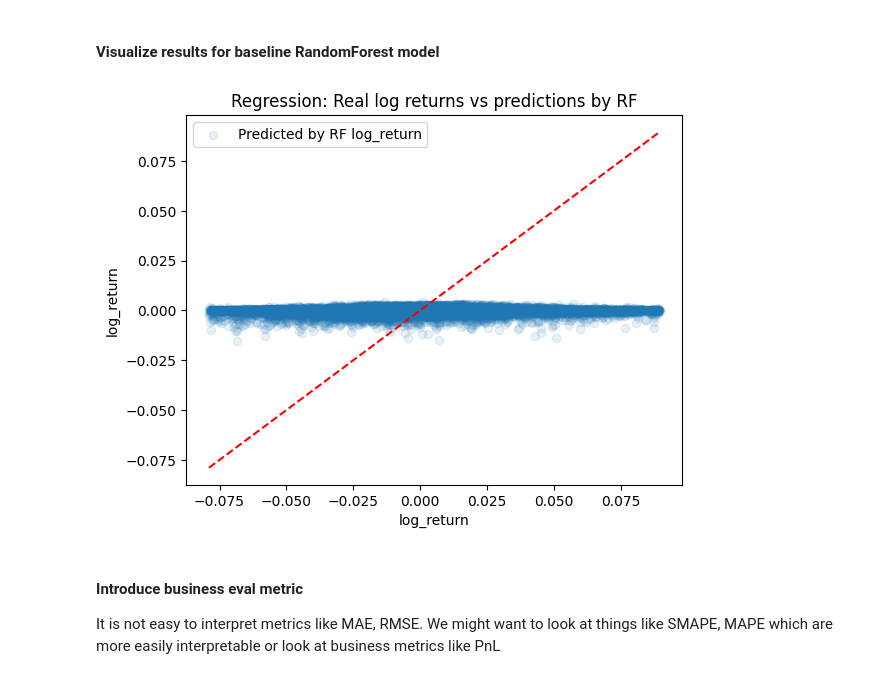
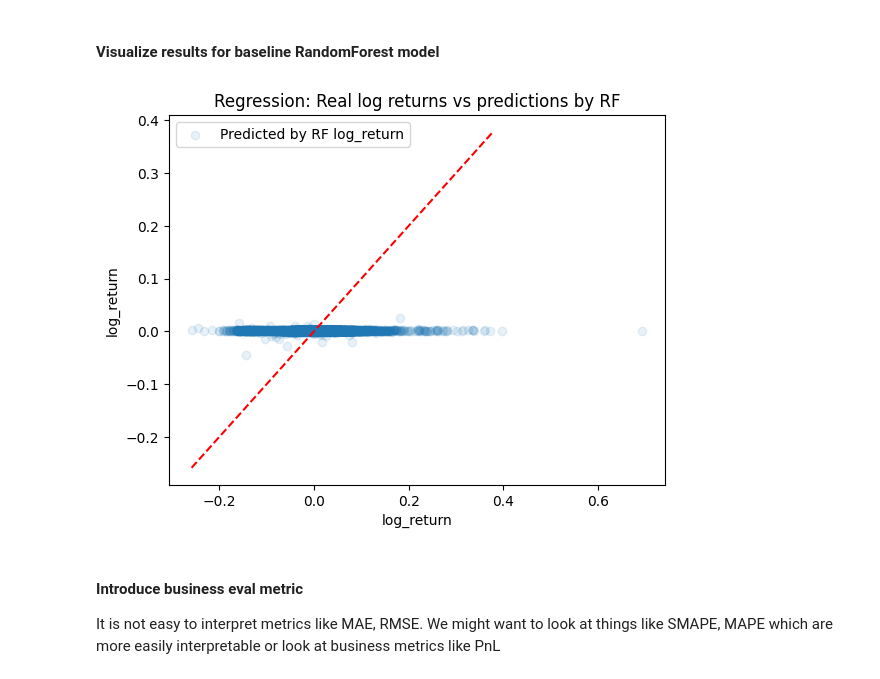
Before and after one commit to B0R0koko/microstructure_ranker, a Jupyter notebook: src/analysis/analysis.ipynb, the cells around one changed output. Drawn from its saved outputs; the diff is of its cells as text; code cells hidden in the pictures.

```diff
--- a/src/analysis/analysis.ipynb
+++ b/src/analysis/analysis.ipynb
@@ -245,7 +262,3 @@ df_scaled = (
     .nth(slice(1, None))
     .reset_index(drop=True)
 )
-# %%
-q005: float = np.nanquantile(df_scaled["log_return"], q=.005)
-q995: float = np.nanquantile(df_scaled["log_return"], q=.995)
-df_scaled = df_scaled[df_scaled["log_return"].between(q005, q995)].reset_index(drop=True)
@@ -270,7 +271,7 @@ Name: log_return, dtype: float64
 <p>First we will do RandomForest model, we will do simple train, validation, test in chronological order to make sure that we don't have target leaking due to panel nature of our data</p>
 # %%
 # add additional targets that we will use later before the splits
-df_scaled["asset_rank"] = df_scaled.groupby("cross_section_id")["log_return"].rank(ascending=False)  # ranking target
+df_scaled["asset_rank"] = df_scaled.groupby("cross_section_id")["return"].rank(ascending=False)  # ranking target
 df_scaled["is_top_5"] = df_scaled["asset_rank"] <= 5  # classification target
 # %%
 df_scaled["cross_section_end_time"].agg(["min", "max"])
@@ -293,8 +294,7 @@ Name: log_return, dtype: float64
 # %%
 # train, val, test split
-
-t0: datetime = datetime(2024, 8, 1)
-t1: datetime = datetime(2024, 10, 1)
+t0: datetime = datetime(2024, 2, 25)
+t1: datetime = datetime(2024, 3, 1)
 
 df_train, df_val, df_test = (
     df_scaled[df_scaled["cross_section_end_time"] < t0].copy(),
@@ -323,7 +323,7 @@ class FeatureSet:
 
 
 # initialize our feature set, that will be used throughtout the notebook
-reg_features: FeatureSet = FeatureSet(regressors=num_cols, target="log_return")
+reg_features: FeatureSet = FeatureSet(regressors=reg_cols, target=target_col)
 # %%
 model_rf_base: RandomForestRegressor = RandomForestRegressor(
     max_depth=5,
@@ -339,23 +339,23 @@ RandomForestRegressor(max_depth=5, max_features='sqrt', n_jobs=-1)
 # %% [markdown]
 <h4>Visualize results for baseline RandomForest model</h4>
 # %%
-y_pred: np.ndarray = model_rf_base.predict(df_val[reg_features.regressors])
+y_pred: np.ndarray = model_rf_base.predict(df_test[reg_features.regressors])
 
-plt.scatter(df_val[target_col], y_pred, label="Predicted by RF log_return", alpha=.1)
-x_min, x_max = df_val[target_col].min(), df_val[target_col].max()
+plt.scatter(df_test[target_col], y_pred, label="Predicted by RF log_return", alpha=.1)
+x_min, x_max = df_test[target_col].min(), df_val[target_col].max()
 
 X = np.linspace(x_min, x_max, 1000)
 plt.plot(X, X, linestyle="--", color="red")
 
 plt.title("Regression: Real log returns vs predictions by RF")
 plt.xlabel("log_return")
 plt.ylabel("log_return")
 plt.legend()
 
 plt.savefig("rf_predictions.png")
 plt.show()
 # %% [output]
-[figure, old version]
+[figure, new version]
 # %% [markdown]
 <h4>Introduce business eval metric</h4>
 <p>It is not easy to interpret metrics like MAE, RMSE. We might want to look at things like SMAPE, MAPE which are more easily interpretable or look at business metrics like PnL</p>
```
Also changed, not shown: parts of 37 cells of this notebook, 13 other files.
